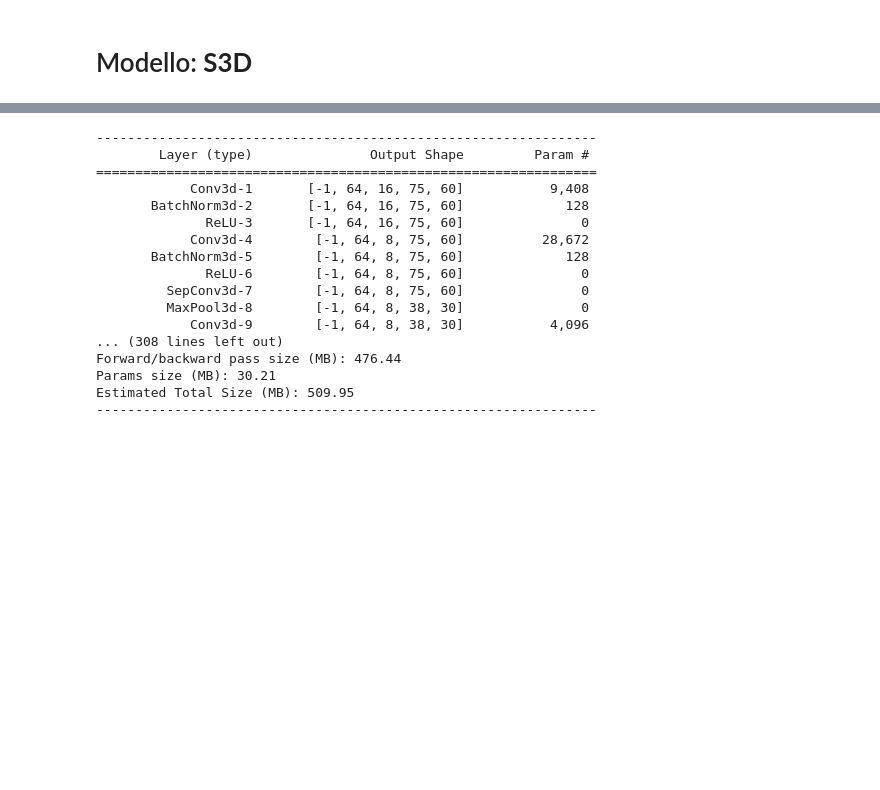
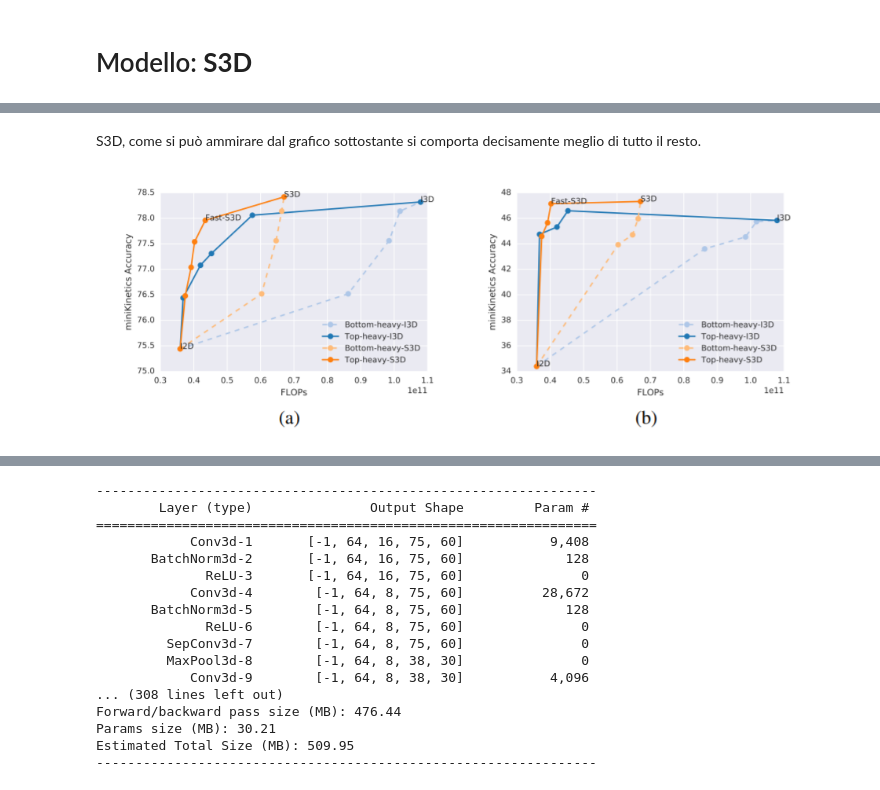
Before and after one commit to Elmaravilla7/ProgettoCV, a Jupyter notebook: Esame204898.ipynb, the cells around one changed output, grey strips where cells are left out. Saved outputs shown, nothing was run; the diff lists cells and outputs as text; code cells hidden in the pictures; blank space fills up the shorter version.

```diff
--- a/Esame204898.ipynb
+++ b/Esame204898.ipynb
@@ -186,0 +216,6 @@ plt.show()
+# %% [markdown]
+S3D, come si può ammirare dal grafico sottostante si comporta decisamente meglio di tutto il resto.
+# %%
+Image("./2.PNG")
+# %% [output]
+[figure, added]
```
Also changed, not shown: parts of 14 cells of this notebook.
